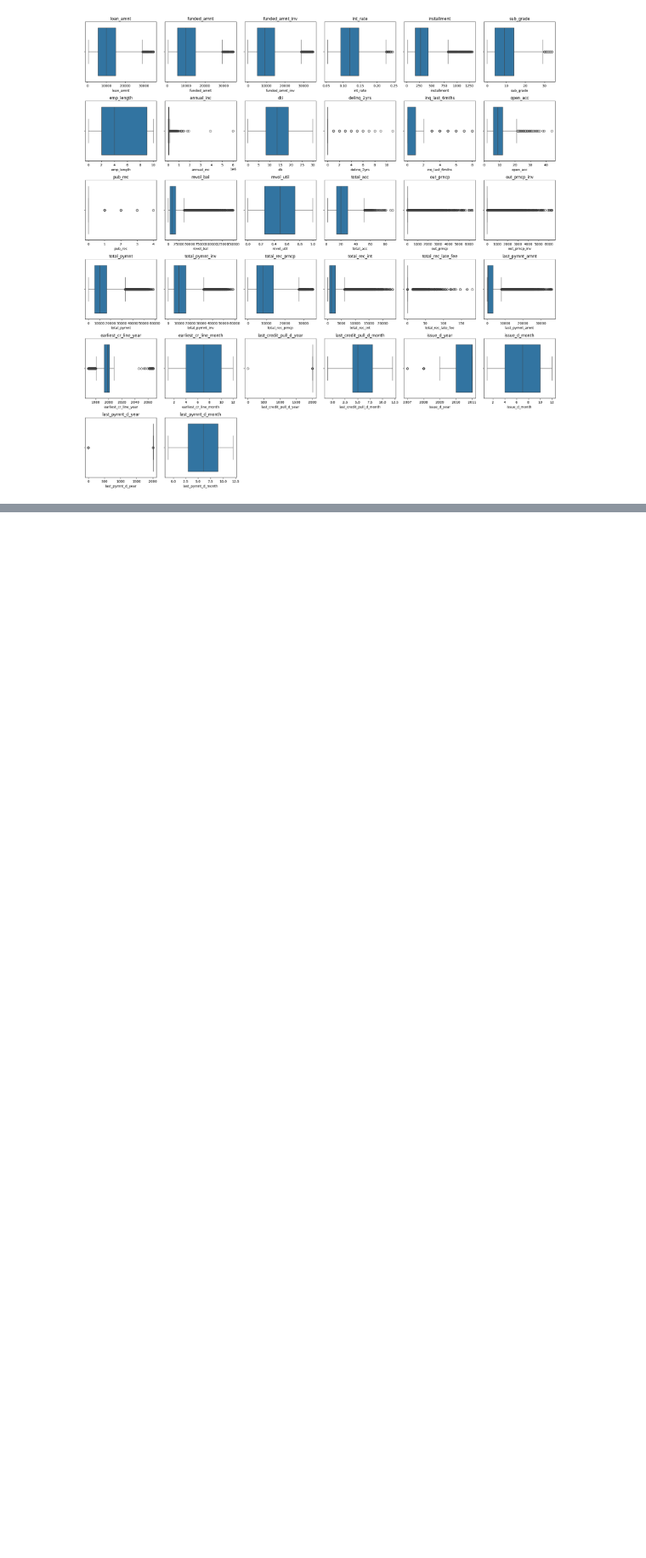
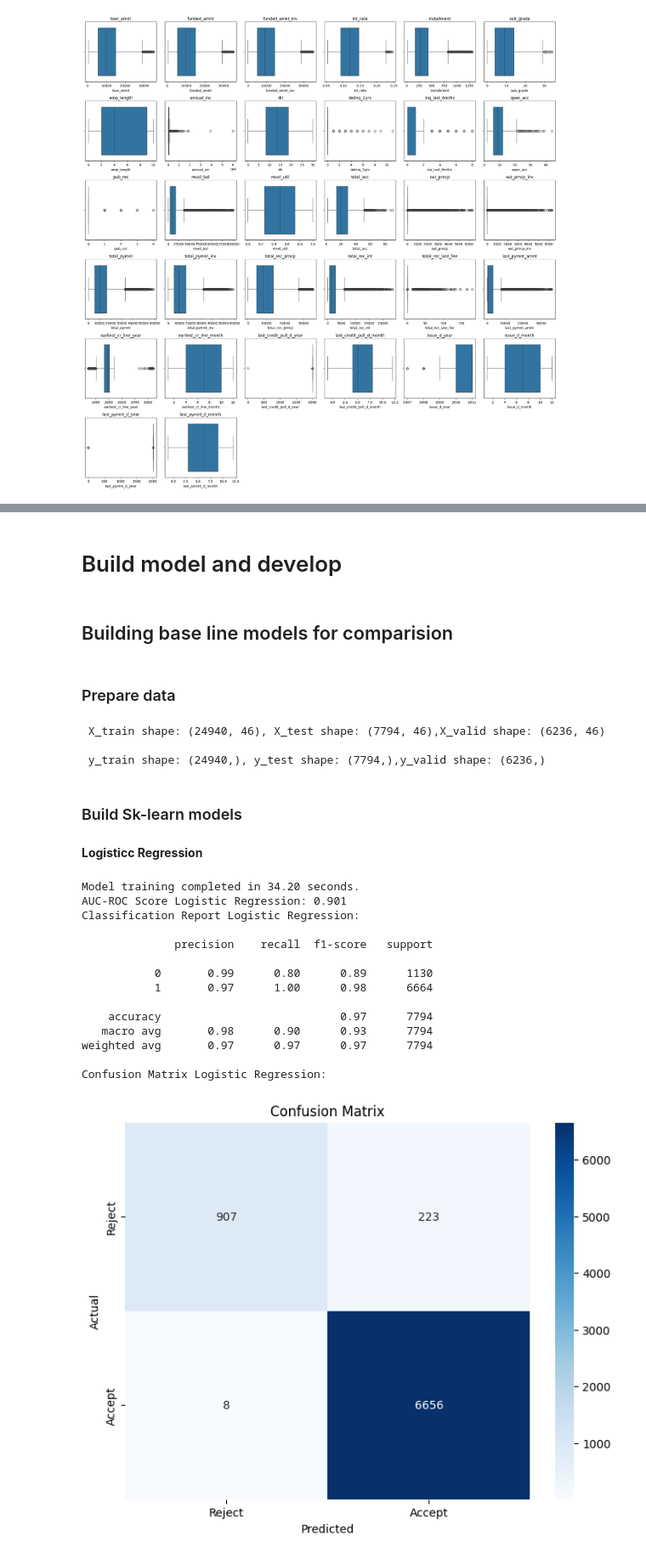
Before and after one commit to ptai21/Loan-Classification, a Jupyter notebook: loan.ipynb, the cells around one changed output, grey strips where cells are left out. Shown at 85% size. Drawn from its saved outputs; the diff is of its cells as text; code cells hidden in the pictures; blank space fills up the shorter version.

Commit message:
update baseline model

```diff
--- a/loan.ipynb
+++ b/loan.ipynb
@@ -852,0 +889,6 @@ plot_distributions(data, num_cols, cols=6, figsize=(20, 20), kind='boxplot')
+# %% [markdown]
+# Build model and develop
+# %% [markdown]
+## Building base line models for comparision
+# %% [markdown]
+### Prepare data
@@ -852,0 +911,60 @@ plot_distributions(data, num_cols, cols=6, figsize=(20, 20), kind='boxplot')
+# %%
+X_train, X_test, y_train, y_test = train_test_split(X, y, test_size=0.2, random_state=42)
+X_train, X_valid, y_train, y_valid = train_test_split( X_train,y_train, test_size=0.2, random_state=42)
+print(f" X_train shape: {X_train.shape}, X_test shape: {X_test.shape},X_valid shape: {X_valid.shape}\n")
+print(f" y_train shape: {y_train.shape}, y_test shape: {y_test.shape},y_valid shape: {y_valid.shape} \n")
+# %% [output]
+ X_train shape: (24940, 46), X_test shape: (7794, 46),X_valid shape: (6236, 46)
+
+ y_train shape: (24940,), y_test shape: (7794,),y_valid shape: (6236,)
+# %% [markdown]
+### Build Sk-learn models
+# %%
+def evaluate_model(y_test, y_pred, name):
+    print(f"AUC-ROC Score {name}:", round(roc_auc_score(y_test, y_pred),3))
+    print(f"Classification Report {name}:\n")
+    print(classification_report(y_test, y_pred))
+    print(f"Confusion Matrix {name}:\n")
+    conf_matrix = confusion_matrix(y_test, y_pred)
+    plt.figure(figsize=(8, 6))
+    sns.heatmap(conf_matrix, annot=True, fmt='d', cmap='Blues',
+                xticklabels=['Reject', 'Accept'],
+                yticklabels=['Reject', 'Accept'])
+    plt.title('Confusion Matrix')
+    plt.ylabel('Actual')
+    plt.xlabel('Predicted')
+    plt.show()
+# %% [markdown]
+**Logisticc Regression**
+# %%
+def build_model_logistic(X, y, use_scaler=True):
+    start_time = time.time()
+    if use_scaler:
+        model = make_pipeline(StandardScaler(), LogisticRegression(solver='saga', max_iter=10000))
+    else:
+        model = LogisticRegression(solver='saga', max_iter=10000)
+    model.fit(X, y)
+    end_time = time.time()
+    elapsed_time = end_time - start_time
+    print(f"Model training completed in {elapsed_time:.2f} seconds.")
+    return model, elapsed_time
+
+model, lr_train_time = build_model_logistic(X_train, y_train, use_scaler=False)
+y_pred_lr = model.predict(X_test)
+evaluate_model(y_test, y_pred_lr, name='Logistic Regression')
+# %% [output]
+Model training completed in 34.20 seconds.
+AUC-ROC Score Logistic Regression: 0.901
+Classification Report Logistic Regression:
+
+              precision    recall  f1-score   support
+
+           0       0.99      0.80      0.89      1130
+           1       0.97      1.00      0.98      6664
+
+    accuracy                           0.97      7794
+   macro avg       0.98      0.90      0.93      7794
+weighted avg       0.97      0.97      0.97      7794
+
+Confusion Matrix Logistic Regression:
+[figure, added]
```
Also changed, not shown: parts of 15 cells of this notebook.
